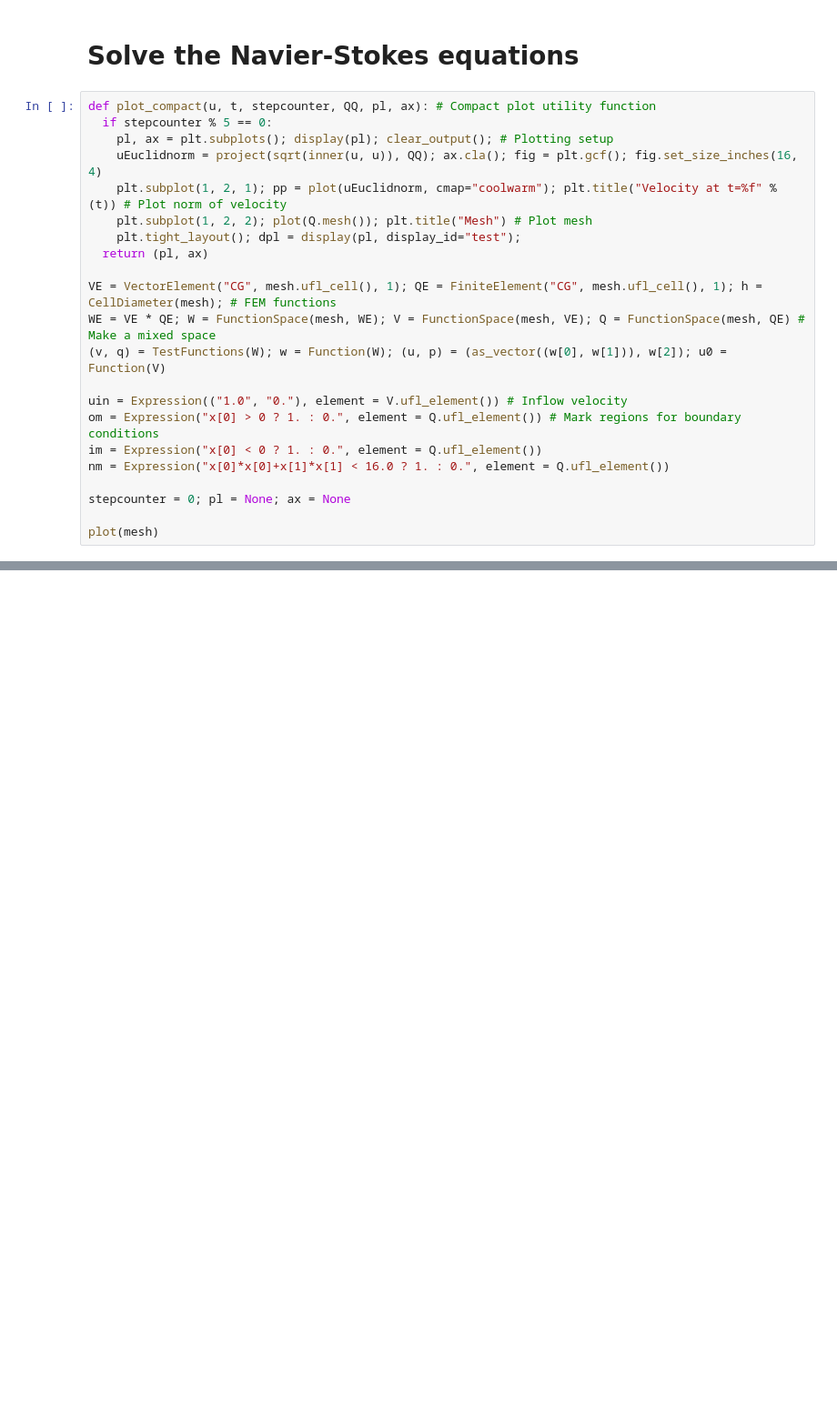
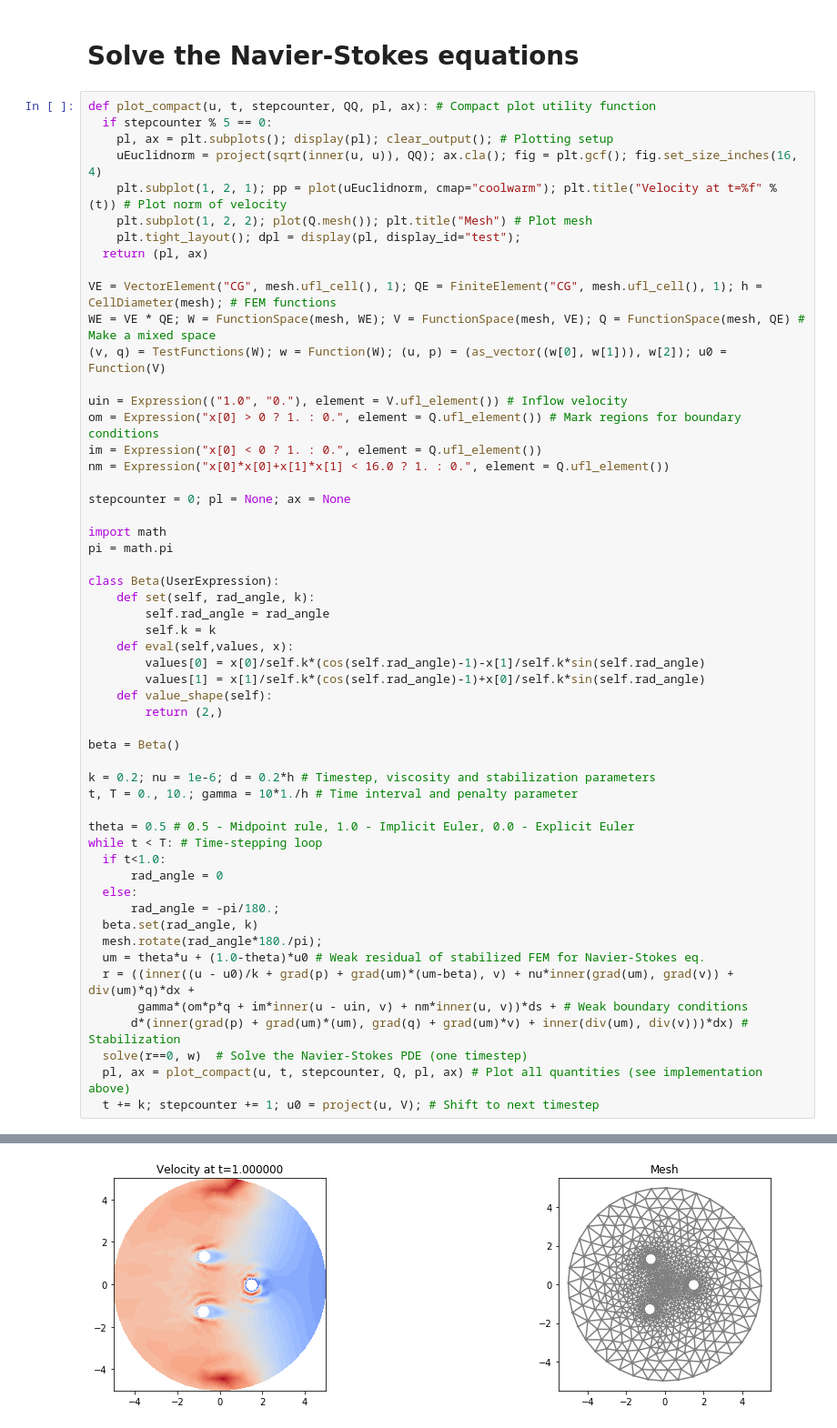
Before and after one commit to van-dang/VAWT-Cloud, a Jupyter notebook: DFS_ALE_2D.ipynb, the cells around one changed output, grey strips where cells are left out. Shown at 91% size. Cells and saved outputs as stored; diff of their text form; blank space fills up the shorter version.

```diff
--- a/DFS_ALE_2D.ipynb
+++ b/DFS_ALE_2D.ipynb
@@ -141,4 +150,37 @@ nm = Expression("x[0]*x[0]+x[1]*x[1] < 16.0 ? 1. : 0.", element = Q.ufl_element(
 
 stepcounter = 0; pl = None; ax = None
 
-plot(mesh)
+import math
+pi = math.pi
+
+class Beta(UserExpression):
+    def set(self, rad_angle, k):
+        self.rad_angle = rad_angle
+        self.k = k
+    def eval(self,values, x):
+        values[0] = x[0]/self.k*(cos(self.rad_angle)-1)-x[1]/self.k*sin(self.rad_angle)
+        values[1] = x[1]/self.k*(cos(self.rad_angle)-1)+x[0]/self.k*sin(self.rad_angle)
+    def value_shape(self):
+        return (2,)
+
+beta = Beta()
+
+k = 0.2; nu = 1e-6; d = 0.2*h # Timestep, viscosity and stabilization parameters
+t, T = 0., 10.; gamma = 10*1./h # Time interval and penalty parameter
+
+theta = 0.5 # 0.5 - Midpoint rule, 1.0 - Implicit Euler, 0.0 - Explicit Euler
+while t < T: # Time-stepping loop
+  if t<1.0:
+      rad_angle = 0
+  else:
+      rad_angle = -pi/180.;
+  beta.set(rad_angle, k)
+  mesh.rotate(rad_angle*180./pi);
+  um = theta*u + (1.0-theta)*u0 # Weak residual of stabilized FEM for Navier-Stokes eq.
+  r = ((inner((u - u0)/k + grad(p) + grad(um)*(um-beta), v) + nu*inner(grad(um), grad(v)) + div(um)*q)*dx +
+       gamma*(om*p*q + im*inner(u - uin, v) + nm*inner(u, v))*ds + # Weak boundary conditions
+      d*(inner(grad(p) + grad(um)*(um), grad(q) + grad(um)*v) + inner(div(um), div(v)))*dx) # Stabilization
+  solve(r==0, w)  # Solve the Navier-Stokes PDE (one timestep)
+  pl, ax = plot_compact(u, t, stepcounter, Q, pl, ax) # Plot all quantities (see implementation above)
+  t += k; stepcounter += 1; u0 = project(u, V); # Shift to next timestep
+# %% [output]
@@ -144,0 +197 @@ plot(mesh)
+[figure, added]
```
Also changed, not shown: parts of 3 cells of this notebook.
